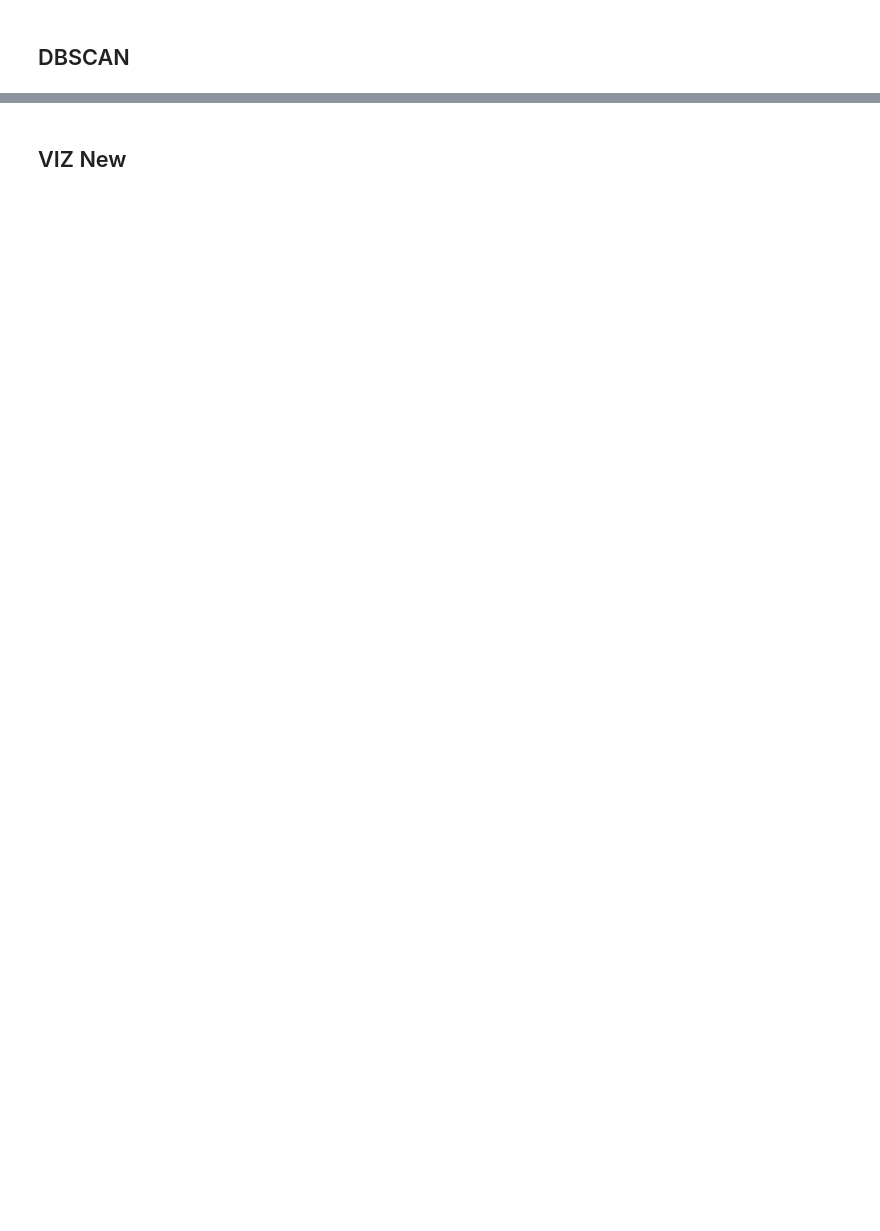
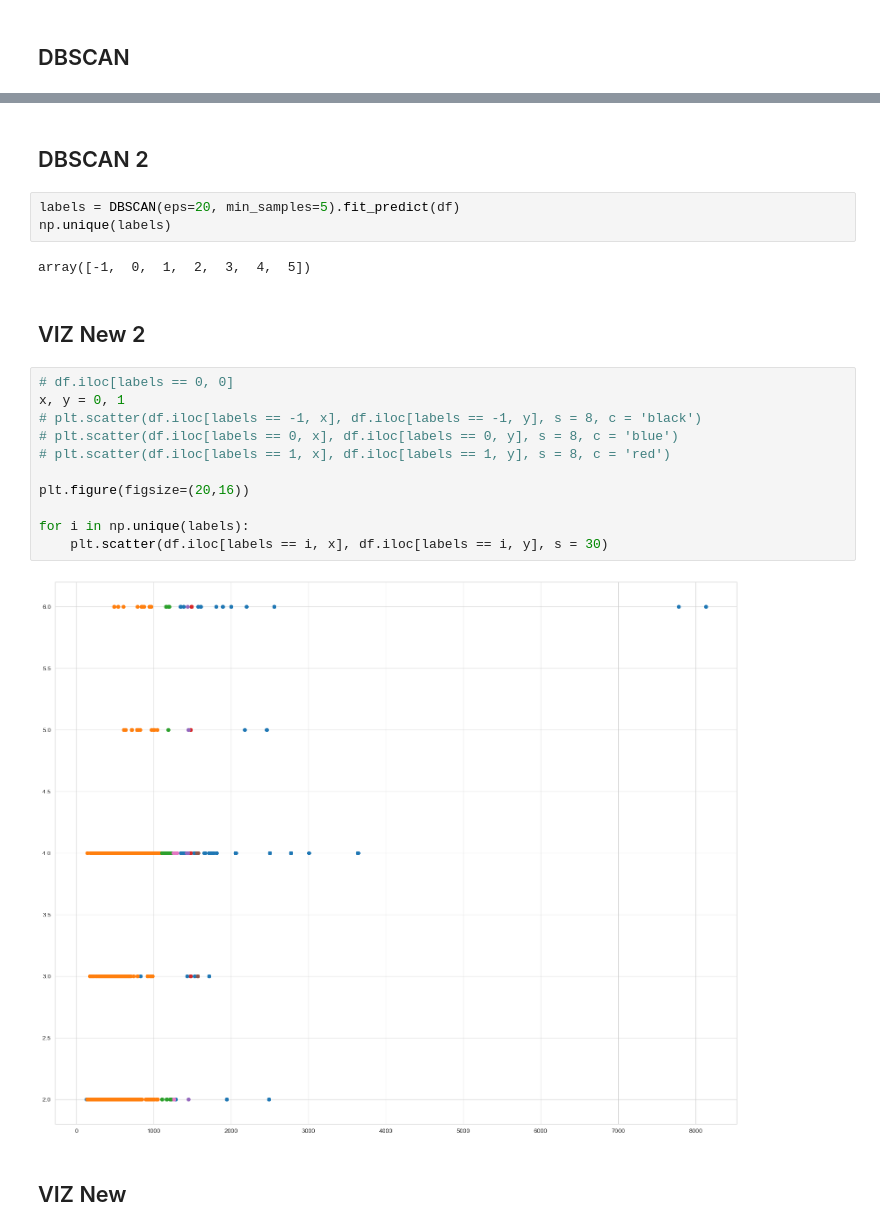
Before and after one commit to fadykittan/airbnb-roi-predictor, a Jupyter notebook: cluster-data.ipynb, the cells around one changed output, grey strips where cells are left out. Saved outputs shown, nothing was run; the diff lists cells and outputs as text; blank space fills up the shorter version.

```diff
--- a/cluster-data.ipynb
+++ b/cluster-data.ipynb
@@ -80,5 +88,27 @@ np.unique(model.labels_)
 # %% [output]
 array([-1,  0,  1])
+# %% [markdown]
+## DBSCAN 2
+# %%
+labels = DBSCAN(eps=20, min_samples=5).fit_predict(df)
+np.unique(labels)
+# %% [output]
+array([-1,  0,  1,  2,  3,  4,  5])
+# %% [markdown]
+## VIZ New 2
+# %%
+# df.iloc[labels == 0, 0]
+x, y = 0, 1
+# plt.scatter(df.iloc[labels == -1, x], df.iloc[labels == -1, y], s = 8, c = 'black')
+# plt.scatter(df.iloc[labels == 0, x], df.iloc[labels == 0, y], s = 8, c = 'blue')
+# plt.scatter(df.iloc[labels == 1, x], df.iloc[labels == 1, y], s = 8, c = 'red')
+
+plt.figure(figsize=(20,16))
+
+for i in np.unique(labels):
+    plt.scatter(df.iloc[labels == i, x], df.iloc[labels == i, y], s = 30)
+# %% [output]
+[figure, added]
 # %% [markdown]
 ## VIZ New
 # %%
```
Also changed, not shown: parts of 7 cells of this notebook, 1 other file.
